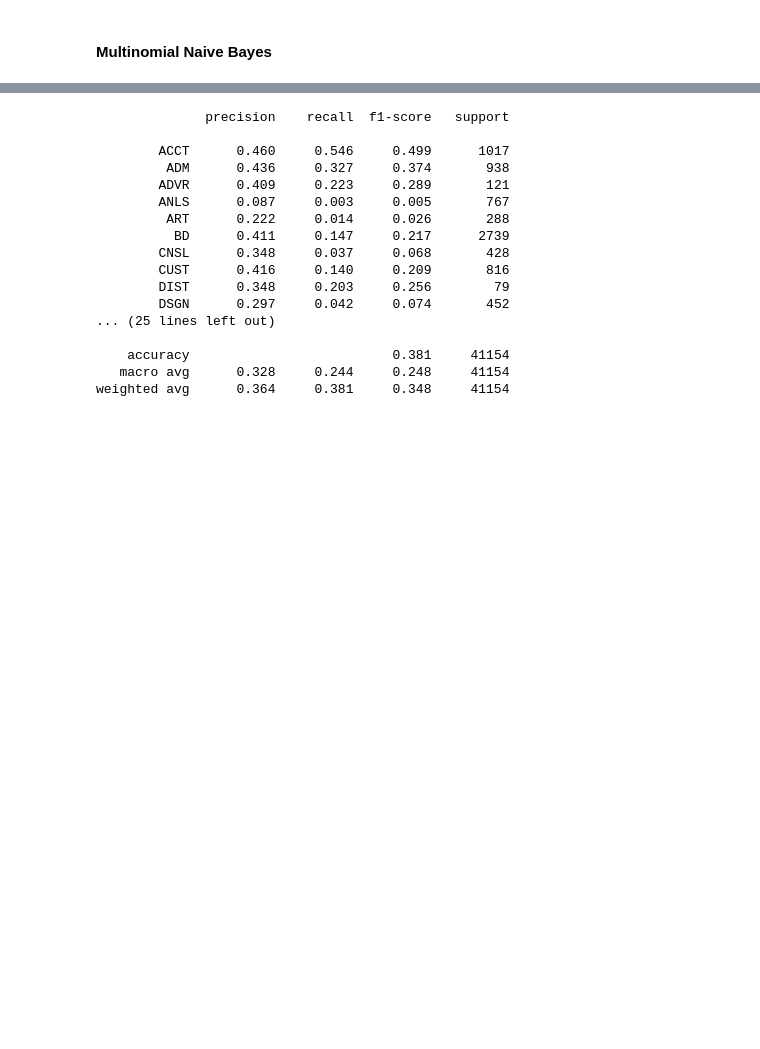
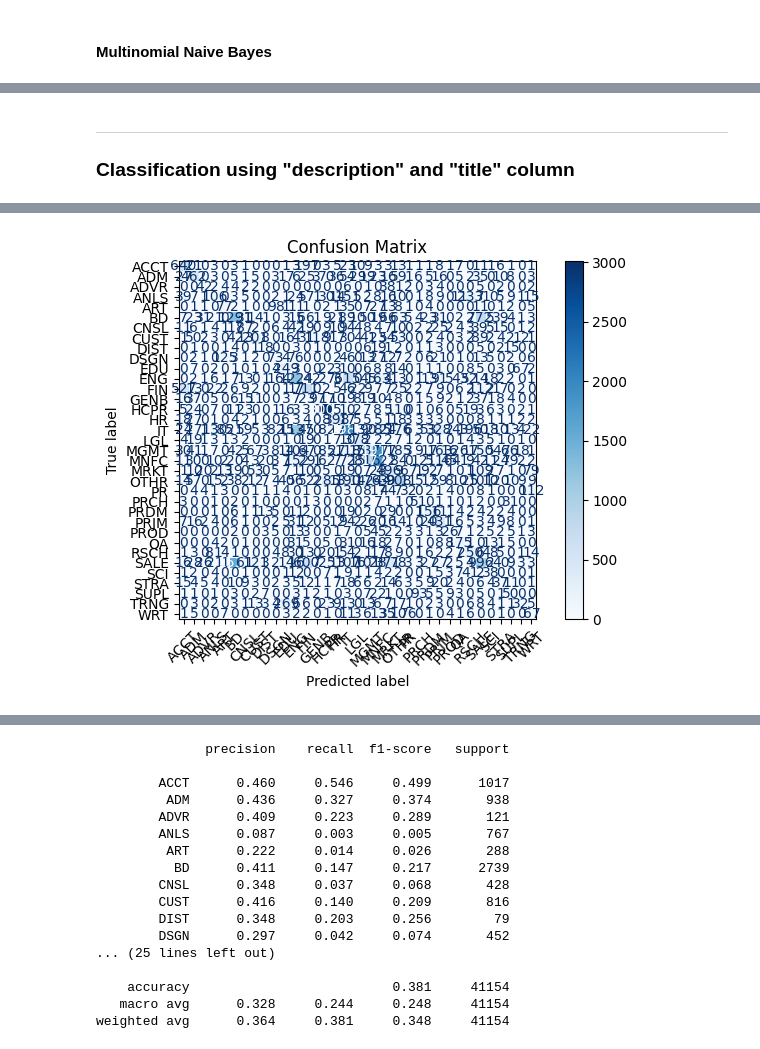
Before and after one commit to gabcal07/NLP_Linkedin_offers, a Jupyter notebook: models/src/regression/classification.ipynb, the cells around one changed output, grey strips where cells are left out. Cells and saved outputs as stored; diff of their text form; code cells hidden in the pictures; blank space fills up the shorter version.

Commit message:
feat (class.): Added Naive Bayes model and benchmark

```diff
--- a/models/src/regression/classification.ipynb
+++ b/models/src/regression/classification.ipynb
@@ -354,0 +542,78 @@ weighted avg      0.369     0.387     0.361     41154
+# %% [markdown]
+---
+### Classification using "description" and "title" column
+# %%
+import numpy as np
+import pandas as pd
+import matplotlib.pyplot as plt
+from sklearn.pipeline import Pipeline
+from sklearn.compose import TransformedTargetRegressor
+from sklearn.model_selection import train_test_split
+from sklearn.linear_model import PoissonRegressor, LinearRegression, Ridge, LogisticRegression
+from sklearn.naive_bayes import MultinomialNB
+from sklearn.metrics import mean_squared_error, accuracy_score, classification_report, ConfusionMatrixDisplay
+from sklearn.feature_extraction.text import TfidfVectorizer
+from sklearn.preprocessing import PowerTransformer
+from sklearn.utils.class_weight import compute_class_weight
+from sklearn.compose import ColumnTransformer
+
+
+cleaned_df = postings_df.dropna(subset=['description', 'title', 'skill_abr'])
+X = cleaned_df[["description", "title"]].astype(str) # Convert to string
+y = cleaned_df["skill_abr"].to_numpy()
+
+
+# Split data (X = text, y = views)
+X_train, X_test, y_train, y_test = train_test_split(
+    X,
+    y,
+    test_size=0.2,
+    random_state=42
+)
+
+# sample_weights = compute_class_weight("balanced", y_train)
+
+# Define the text preprocessing pipeline
+text_pipeline = ColumnTransformer([
+    ('description_tfidf', TfidfVectorizer(
+        max_features=10000,
+        stop_words='english',
+        lowercase=True,
+        ngram_range=(1, 3),
+        min_df=5,
+        max_df=0.8
+    ), 'description'),
+    ('title_tfidf', TfidfVectorizer(
+        max_features=5000,
+        stop_words='english',
+        lowercase=True,
+        ngram_range=(1, 2),
+        min_df=1,
+        max_df=0.7
+    ), 'title'),
+])
+
+model_pipeline = Pipeline([
+    ('nb', MultinomialNB(alpha=0.1)),
+    ])
+
+# Full pipeline
+full_pipeline = Pipeline([
+    ('text_preprocessing', text_pipeline),
+    ('nb', model_pipeline)
+])
+
+# Train
+full_pipeline.fit(X_train, y_train)
+
+y_pred = full_pipeline.predict(X_test)
+
+print(classification_report(y_test, y_pred, digits=3))
+
+# Assuming you have y_test and y_pred from your model
+ConfusionMatrixDisplay.from_predictions(y_test, y_pred, cmap='Blues', xticks_rotation=45, values_format="")
+plt.title("Confusion Matrix")
+plt.figsize=(16, 12)
+plt.tight_layout()  # Adjust layout to prevent label cutoff
+plt.show()
+# %% [output]
@@ -354,0 +637 @@ weighted avg      0.369     0.387     0.361     41154
+[figure, added]
```
Also changed, not shown: parts of 11 cells of this notebook, 1 other file.
